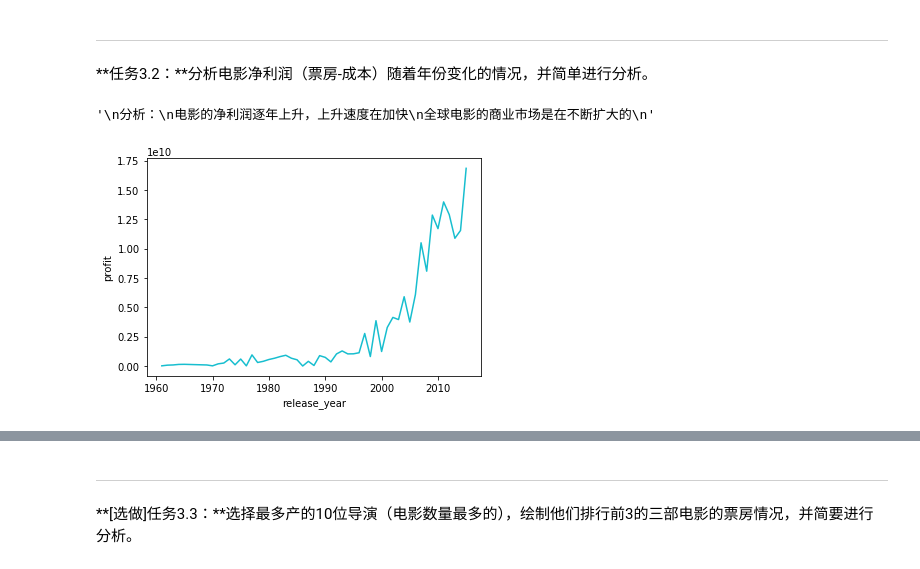
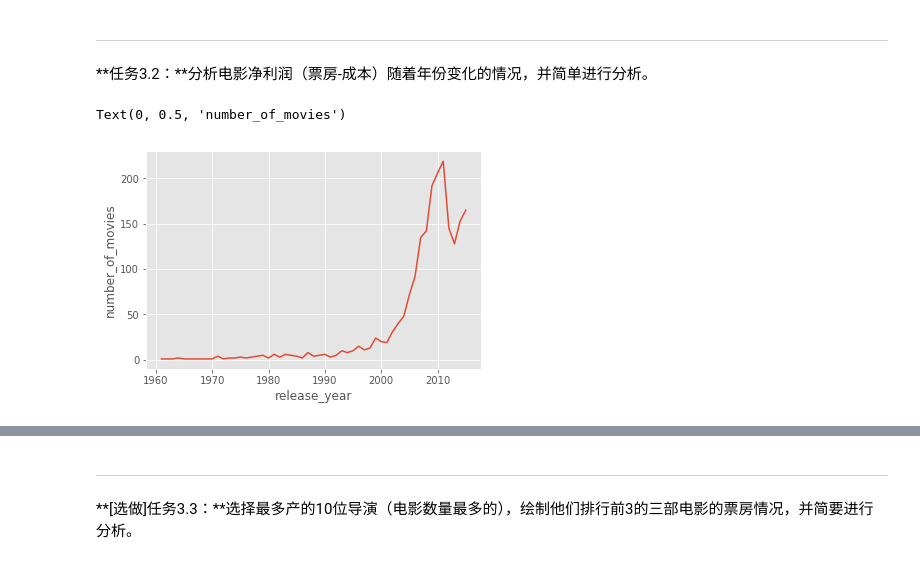
Before and after one commit to baoyunqing/Python_learning, a Jupyter notebook: Explore Movie Dataset.ipynb, the cells around one changed output, grey strips where cells are left out. Drawn from its saved outputs; the diff is of its cells as text; code cells hidden in the pictures.

```diff
--- a/Explore Movie Dataset.ipynb
+++ b/Explore Movie Dataset.ipynb
@@ -221,21 +229,11 @@ plt.ylabel('original_title')
 # %% [markdown]
 ---
 **任务3.2：**分析电影净利润（票房-成本）随着年份变化的情况，并简单进行分析。
-# %%
-df['profit'] = df['revenue'] - df['budget']
-profit_mean = df.groupby('release_year').agg({'profit': np.sum})
-
-base_color = sns.color_palette()[9]
-plt.xlabel('release_year')
-plt.ylabel('profit')
-plt.errorbar(x=profit_mean.index,y=profit_mean, color=base_color)
-#plt.xticks(rotation=90)
-
-'''
-分析：
-电影的净利润逐年上升，上升速度在加快
-全球电影的商业市场是在不断扩大的
-'''
-# %% [output]
-'\n分析：\n电影的净利润逐年上升，上升速度在加快\n全球电影的商业市场是在不断扩大的\n'
-[figure, removed]
+# %%
+movie_num = df.groupby('release_year').count()['original_title']
+plt.errorbar(movie_num.index,movie_num)
+plt.xlabel('release_year')
+plt.ylabel('number_of_movies')
+# %% [output]
+Text(0, 0.5, 'number_of_movies')
+[figure, added]
```
Also changed, not shown: parts of 7 cells of this notebook, 2 other files.
